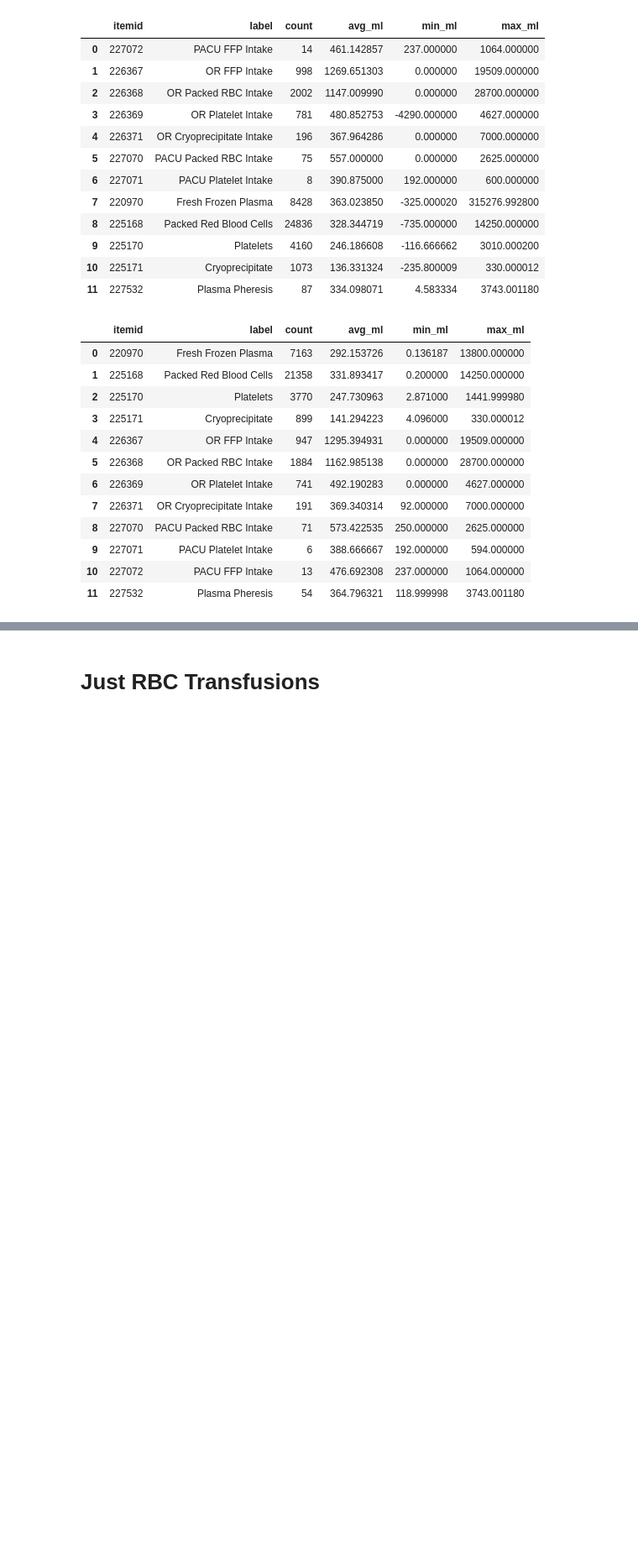
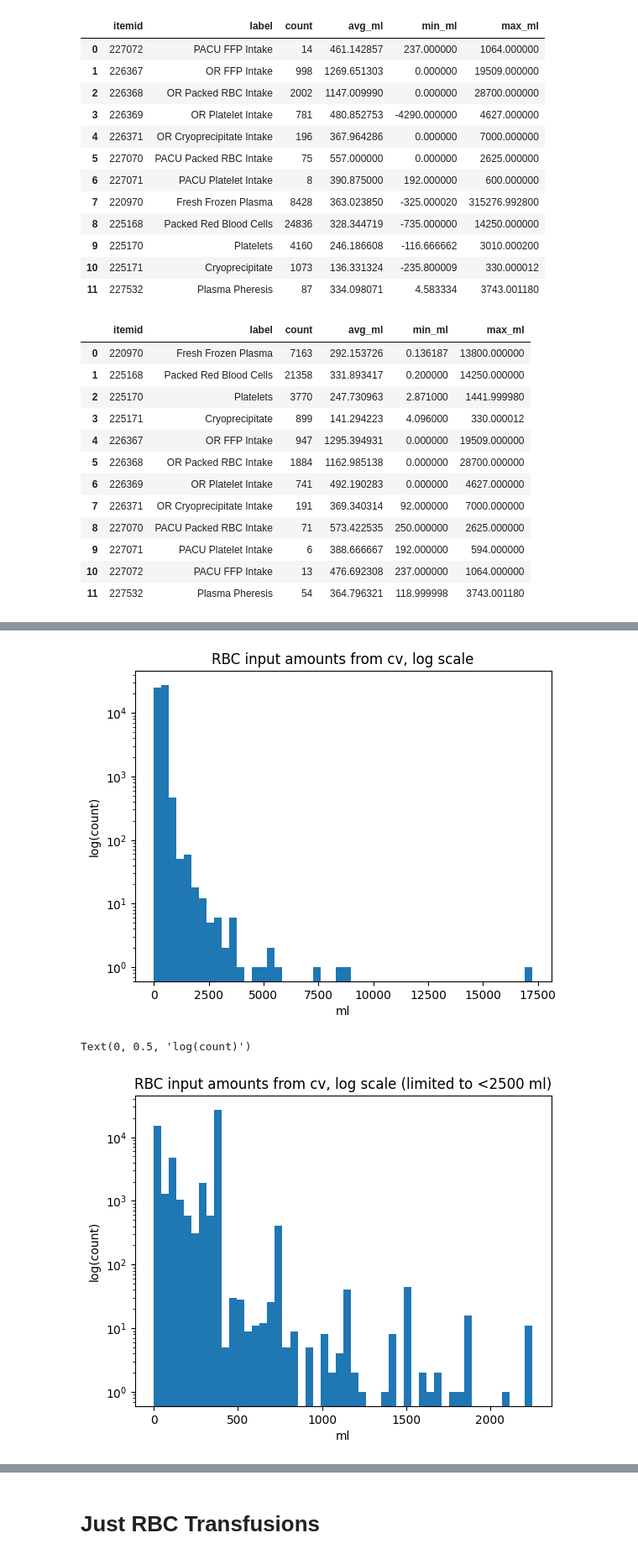
Before and after one commit to kmorhun/tranfusion-reactions, a Jupyter notebook: exploratory_data_analysis/eda_kat.ipynb, the cells around one changed output, grey strips where cells are left out. Shown at 84% size. Saved outputs shown, nothing was run; the diff lists cells and outputs as text; code cells hidden in the pictures; blank space fills up the shorter version.

Commit message:
explored some cv inputs

```diff
--- a/exploratory_data_analysis/eda_kat.ipynb
+++ b/exploratory_data_analysis/eda_kat.ipynb
@@ -562,0 +576,6 @@ completed_amounts_by_item_results
+# %%
+with open(f"{query_path}/rbc_inputs_cv.sql", 'r') as file:
+    cv_inputs_query = file.read()
+
+cv_inputs_results = client.query(cv_inputs_query).to_dataframe()
+cv_inputs_results
@@ -562,0 +617,15 @@ completed_amounts_by_item_results
+# %%
+plt.hist(cv_inputs_results.amount, bins=50, log=True)
+plt.title("RBC input amounts from cv, log scale")
+plt.xlabel("ml")
+plt.ylabel("log(count)")
+plt.show()
+
+plt.hist(cv_inputs_results[cv_inputs_results.amount < 2500].amount, bins=50, log=True)
+plt.title("RBC input amounts from cv, log scale (limited to <2500 ml)")
+plt.xlabel("ml")
+plt.ylabel("log(count)")
+# %% [output]
+[figure, added]
+Text(0, 0.5, 'log(count)')
+[figure, added]
```
Also changed, not shown: parts of 6 cells of this notebook, 2 other files.
